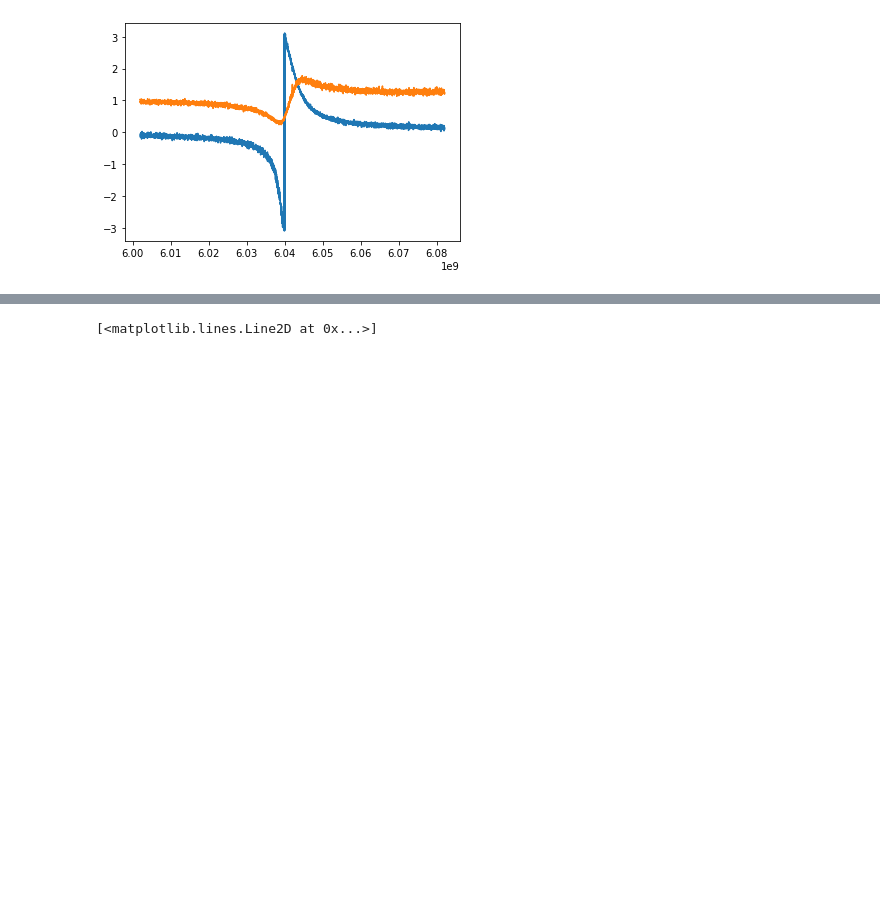
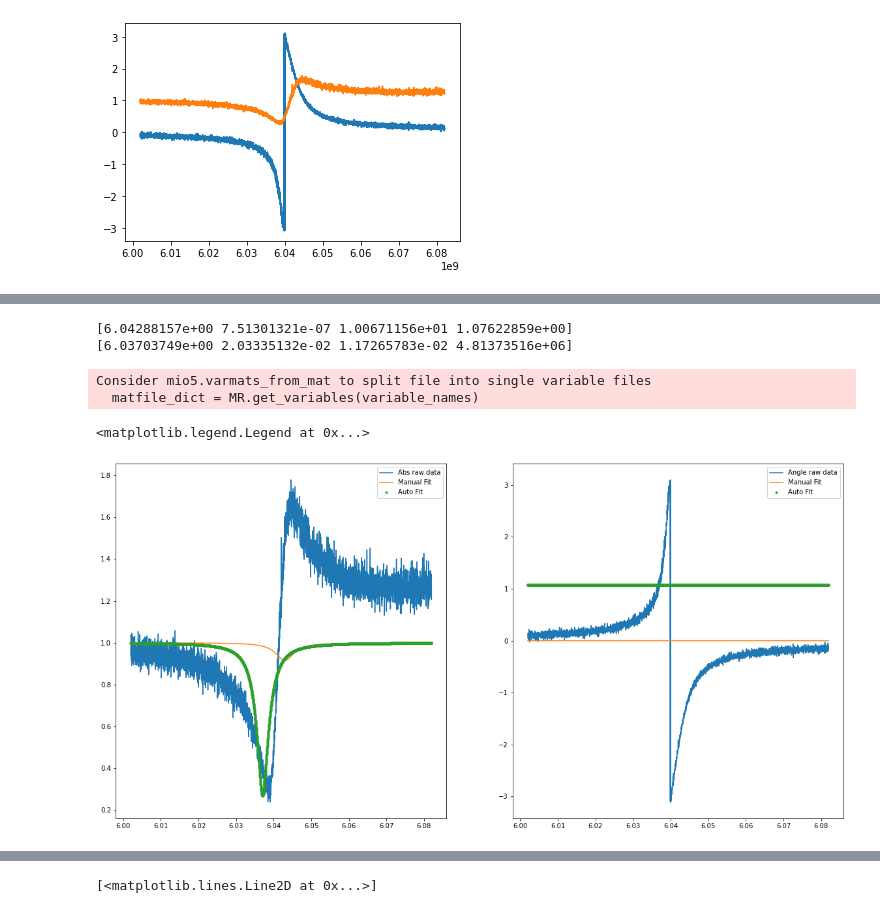
Before and after one commit to MukhanovaE/JPA_Py, a Jupyter notebook: Resonator characterization.ipynb, the cells around one changed output, grey strips where cells are left out. Cells and saved outputs as stored; diff of their text form; code cells hidden in the pictures; blank space fills up the shorter version.

```diff
--- a/Resonator characterization.ipynb
+++ b/Resonator characterization.ipynb
@@ -75,0 +118,63 @@ notp.fitresults
+# %%
+adress_file = r"C:\Users\mukha\Documents\Aalto\Data\Resonators\Gain_12.084202104240102GHz.mat"
+
+
+mat = scipy.io.loadmat(adress_file)
+freqs, mag, pha, Gain, pows_exper = np.array(mat['f'][0]),  np.array(mat['mag']),  np.array(mat['pha']),  np.array(mat['Gain']), np.array(mat['SignalGeneratorPumpP'][0])
+
+S21_abs, S21_phi, powers = set_power_scan(pows_exper, mag, pha)
+
+S21 = S21_abs*np.exp(1j*S21_phi+0.25)
+
+freqs = freqs/1e9
+
+def fit_S21_why(f, fr, a, phi, Ql, Qc, alpha):
+    E3 = np.exp(1j*phi)
+    E2 = np.exp(-1j*alpha)
+    Ch = Ql/np.abs(Qc)*E3
+    Zn = 1+2*1j*Ql*(f/fr-1)
+    return a*(1-Ch/Zn)*E2
+
+f = plt.figure(figsize=(20,10))
+ax1 = f.add_subplot(121)
+ax2 = f.add_subplot(122)
+ax1.plot(freqs, S21_abs[:,1], label = 'Abs raw data')
+ax2.plot(freqs, S21_phi[:,1], label = 'Angle raw data')
+
+fres = 6.04298
+k = 3.6*1e-2
+g = 0.16*1e-2
+T = -0.23
+
+
+def fit1(f, fr, kappa, gamma, tau):
+    return np.abs((1-np.abs(kappa)/(-1j*2*np.pi*(f-fr)+ (kappa+gamma)/2))*np.exp(1j*tau))
+
+def fit2(f, fr, kappa, gamma, tau):
+    return np.angle((1-np.abs(kappa)/(-1j*2*np.pi*(f-fr)+ (kappa+gamma)/2))*np.exp(1j*tau))
+
+
+ax1.plot(freqs, np.abs(fit1(freqs, fr=fres, kappa=k, gamma=g, tau=T)),
+        label = 'Manual Fit')
+ax2.plot(freqs, np.angle(fit1(freqs, fr=fres, kappa=k, gamma=g, tau=T)),
+        label = 'Manual Fit')
+
+
+popt1, pcov1 = curve_fit(fit2, freqs, S21_abs[:,1], p0=[fres, k, g, T])
+ax2.plot(freqs, fit2(freqs, *popt1), ".", label = 'Auto Fit')
+print(popt1)
+
+popt, pcov = curve_fit(fit1, freqs, S21_abs[:,1], p0=[fres, k, g, T])
+ax1.plot(freqs, fit1(freqs, *popt),".", label = 'Auto Fit')
+print(popt)
+
+
+ax1.legend()
+ax2.legend()
+# %% [output]
+[6.04288157e+00 7.51301321e-07 1.00671156e+01 1.07622859e+00]
+[6.03703749e+00 2.03335132e-02 1.17265783e-02 4.81373516e+06]
+Consider mio5.varmats_from_mat to split file into single variable files
+  matfile_dict = MR.get_variables(variable_names)
+<matplotlib.legend.Legend at 0x...>
+[figure, added]
```
Also changed, not shown: parts of 12 cells of this notebook, 1 other file.
